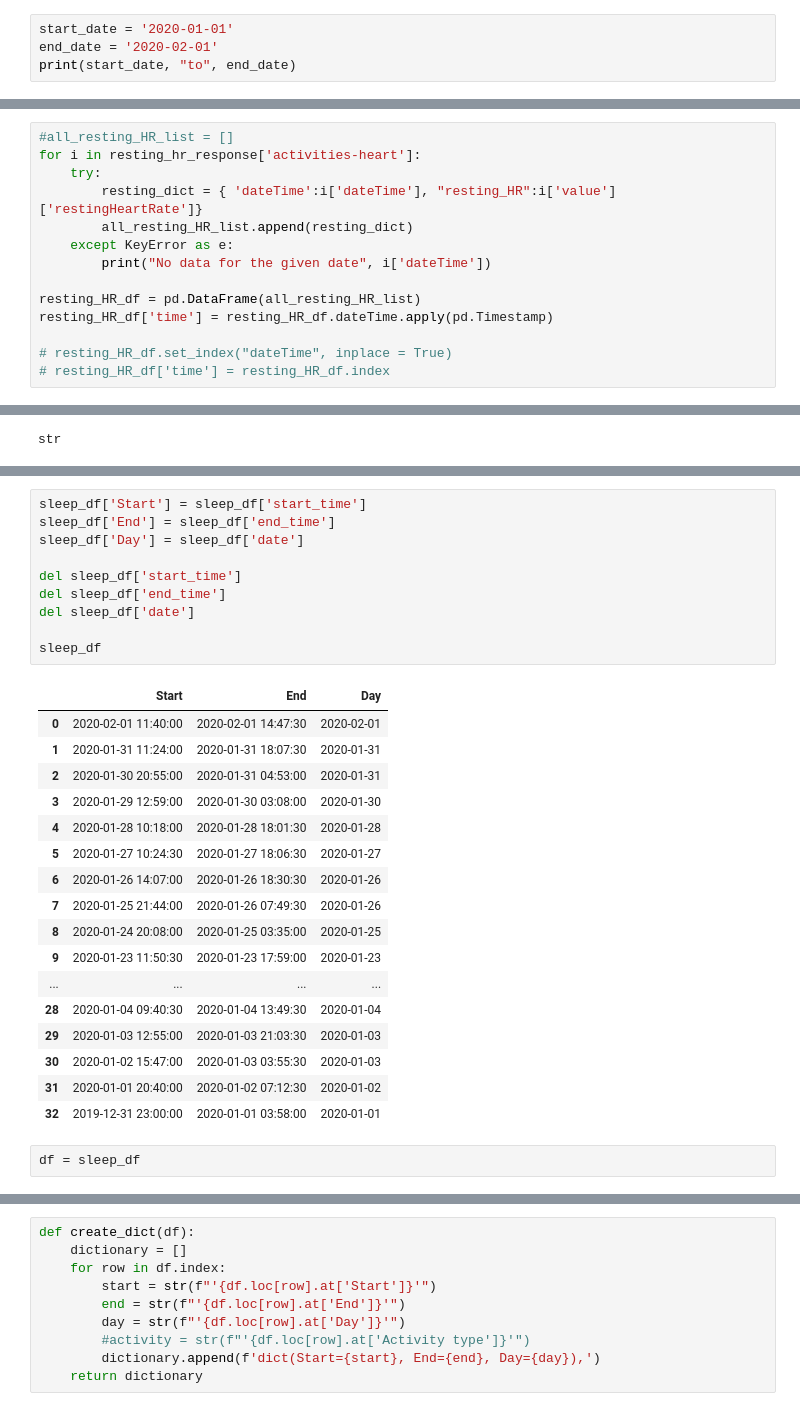
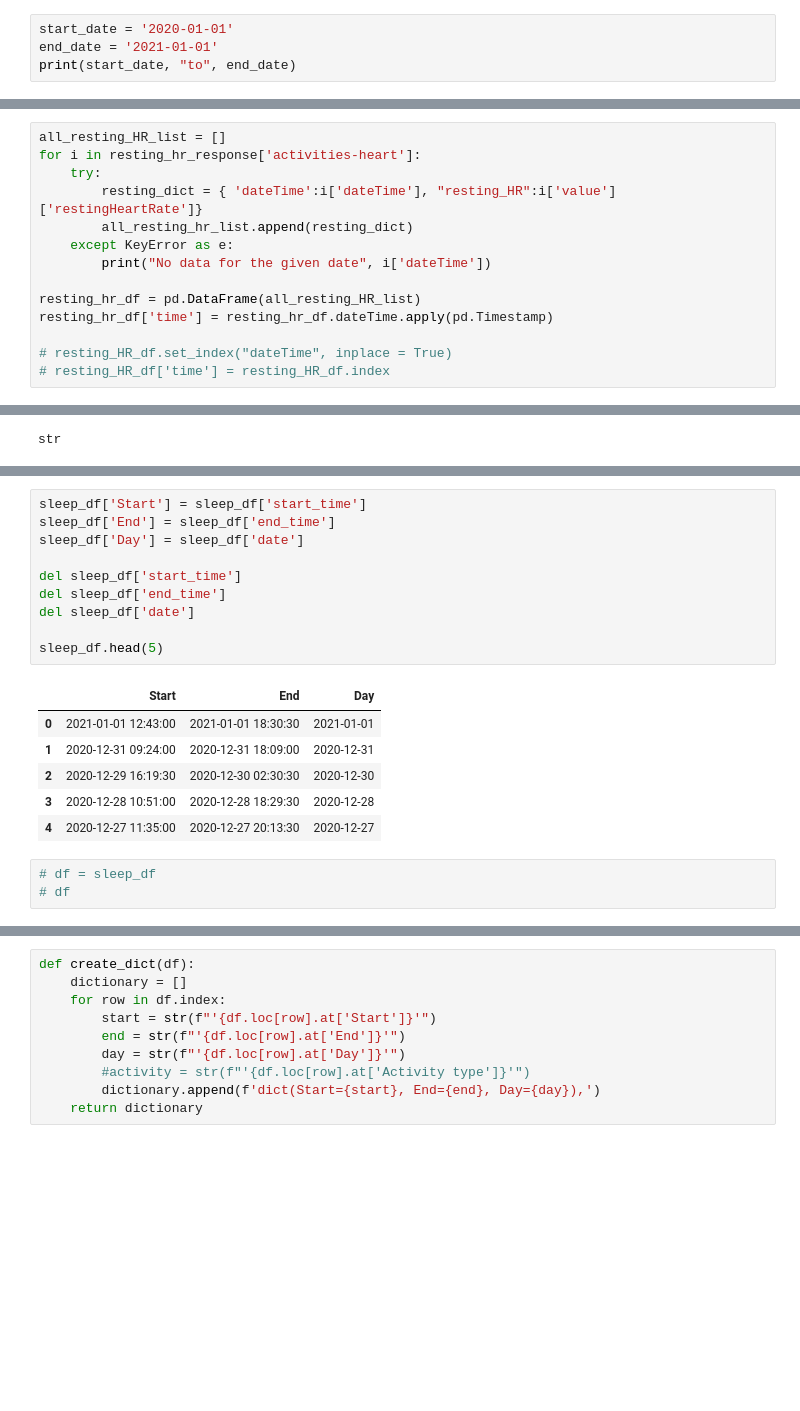
Before and after one commit to mcwaage1/qs, a Jupyter notebook: fitbit/fitbit_downloader.ipynb, the cells around one changed output, grey strips where cells are left out. Saved outputs shown, nothing was run; the diff lists cells and outputs as text; blank space fills up the shorter version.

```diff
--- a/fitbit/fitbit_downloader.ipynb
+++ b/fitbit/fitbit_downloader.ipynb
@@ -40,5 +42,5 @@ with open("data/credentials.json", "r") as file:
 # %%
 start_date = '2020-01-01'
-end_date = '2020-02-01'
+end_date = '2021-01-01'
 print(start_date, "to", end_date)
 # %% [output]
@@ -212,16 +219,16 @@ resting_hr_response = requests.get("https://api.fitbit.com/1/user/-/activities/h
 # %%
 # resting_hr_response
 # %%
-#all_resting_HR_list = []
+all_resting_HR_list = []
 for i in resting_hr_response['activities-heart']:
     try:
         resting_dict = { 'dateTime':i['dateTime'], "resting_HR":i['value']['restingHeartRate']}
-        all_resting_HR_list.append(resting_dict)
+        all_resting_hr_list.append(resting_dict)
     except KeyError as e:
         print("No data for the given date", i['dateTime'])
 
-resting_HR_df = pd.DataFrame(all_resting_HR_list)
-resting_HR_df['time'] = resting_HR_df.dateTime.apply(pd.Timestamp)
+resting_hr_df = pd.DataFrame(all_resting_HR_list)
+resting_hr_df['time'] = resting_hr_df.dateTime.apply(pd.Timestamp)
 
 # resting_HR_df.set_index("dateTime", inplace = True)
 # resting_HR_df['time'] = resting_HR_df.index
@@ -374,31 +492,21 @@ sleep_df
 # %%
 sleep_df['Start'] = sleep_df['start_time']
 sleep_df['End'] = sleep_df['end_time']
 sleep_df['Day'] = sleep_df['date']
 
 del sleep_df['start_time']
 del sleep_df['end_time']
 del sleep_df['date']
 
-sleep_df
+sleep_df.head(5)
 # %% [output]
 |  | Start | End | Day |
-| 0 | 2020-02-01 11:40:00 | 2020-02-01 14:47:30 | 2020-02-01 |
-| 1 | 2020-01-31 11:24:00 | 2020-01-31 18:07:30 | 2020-01-31 |
-| 2 | 2020-01-30 20:55:00 | 2020-01-31 04:53:00 | 2020-01-31 |
-| 3 | 2020-01-29 12:59:00 | 2020-01-30 03:08:00 | 2020-01-30 |
-| 4 | 2020-01-28 10:18:00 | 2020-01-28 18:01:30 | 2020-01-28 |
-| 5 | 2020-01-27 10:24:30 | 2020-01-27 18:06:30 | 2020-01-27 |
-| 6 | 2020-01-26 14:07:00 | 2020-01-26 18:30:30 | 2020-01-26 |
-| 7 | 2020-01-25 21:44:00 | 2020-01-26 07:49:30 | 2020-01-26 |
-| 8 | 2020-01-24 20:08:00 | 2020-01-25 03:35:00 | 2020-01-25 |
-| 9 | 2020-01-23 11:50:30 | 2020-01-23 17:59:00 | 2020-01-23 |
-| ... | ... | ... | ... |
-| 28 | 2020-01-04 09:40:30 | 2020-01-04 13:49:30 | 2020-01-04 |
-| 29 | 2020-01-03 12:55:00 | 2020-01-03 21:03:30 | 2020-01-03 |
-| 30 | 2020-01-02 15:47:00 | 2020-01-03 03:55:30 | 2020-01-03 |
-| 31 | 2020-01-01 20:40:00 | 2020-01-02 07:12:30 | 2020-01-02 |
-| 32 | 2019-12-31 23:00:00 | 2020-01-01 03:58:00 | 2020-01-01 |
+| 0 | 2021-01-01 12:43:00 | 2021-01-01 18:30:30 | 2021-01-01 |
+| 1 | 2020-12-31 09:24:00 | 2020-12-31 18:09:00 | 2020-12-31 |
+| 2 | 2020-12-29 16:19:30 | 2020-12-30 02:30:30 | 2020-12-30 |
+| 3 | 2020-12-28 10:51:00 | 2020-12-28 18:29:30 | 2020-12-28 |
+| 4 | 2020-12-27 11:35:00 | 2020-12-27 20:13:30 | 2020-12-27 |
-# %%
-df = sleep_df
+# %%
+# df = sleep_df
+# df
 # %%
```
Also changed, not shown: parts of 55 cells of this notebook, 1 other file.
